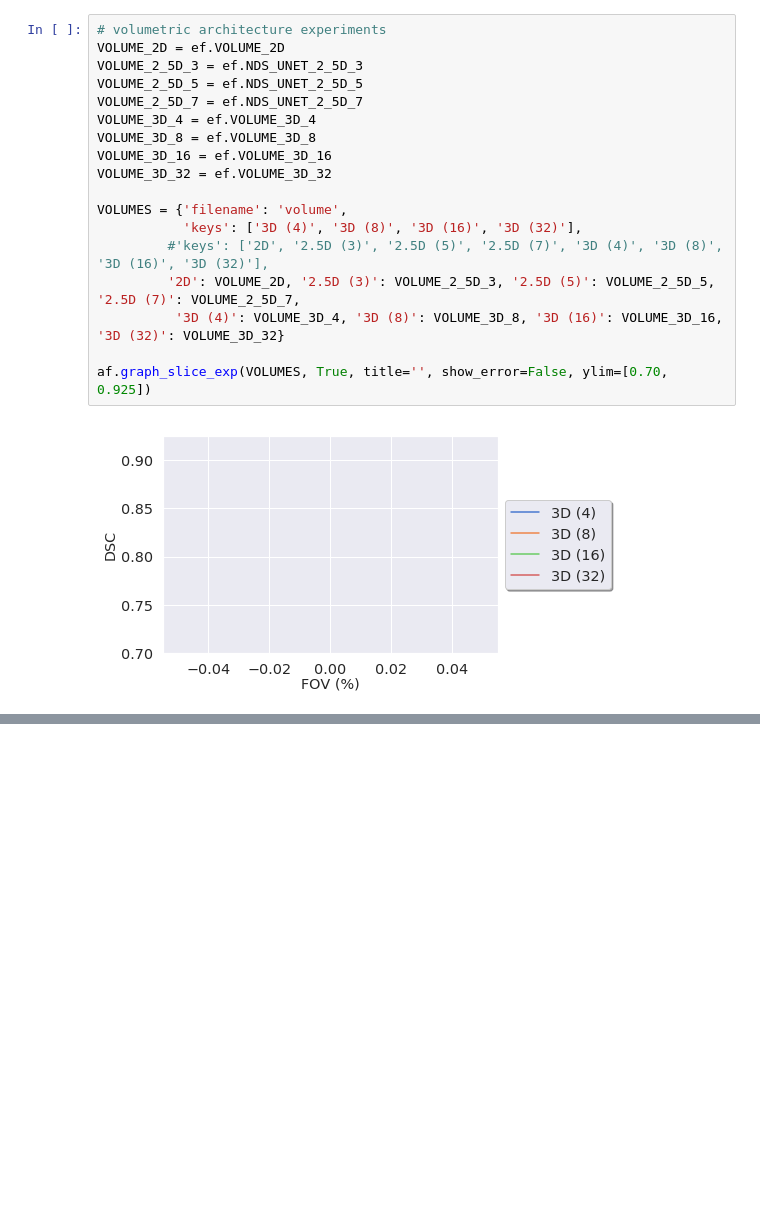
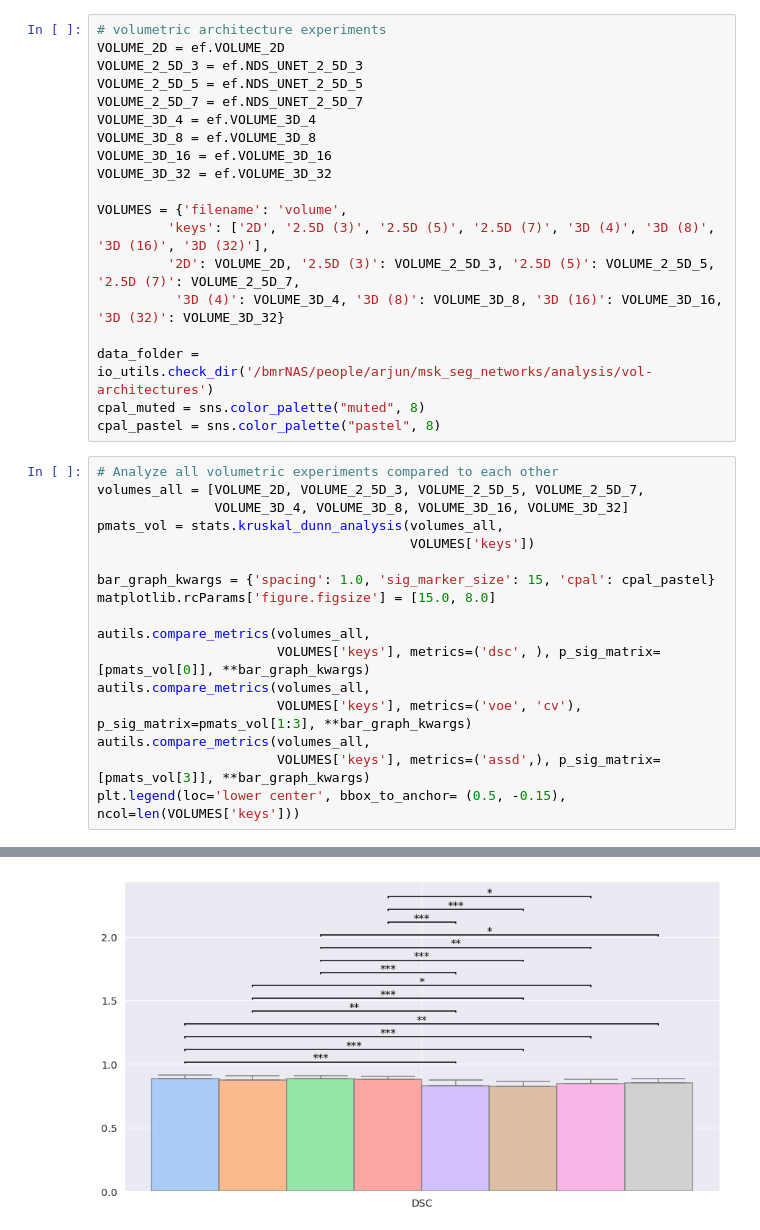
Before and after one commit to ad12/MedSegPy, a Jupyter notebook: analysis/vol_analysis.ipynb, the cells around one changed output, grey strips where cells are left out. Saved outputs shown, nothing was run; the diff lists cells and outputs as text; blank space fills up the shorter version.

```diff
--- a/analysis/vol_analysis.ipynb
+++ b/analysis/vol_analysis.ipynb
@@ -39,11 +42,28 @@ VOLUME_3D_16 = ef.VOLUME_3D_16
 VOLUME_3D_32 = ef.VOLUME_3D_32
 
 VOLUMES = {'filename': 'volume',
-           'keys': ['3D (4)', '3D (8)', '3D (16)', '3D (32)'],
-         #'keys': ['2D', '2.5D (3)', '2.5D (5)', '2.5D (7)', '3D (4)', '3D (8)', '3D (16)', '3D (32)'],
+         'keys': ['2D', '2.5D (3)', '2.5D (5)', '2.5D (7)', '3D (4)', '3D (8)', '3D (16)', '3D (32)'],
          '2D': VOLUME_2D, '2.5D (3)': VOLUME_2_5D_3, '2.5D (5)': VOLUME_2_5D_5, '2.5D (7)': VOLUME_2_5D_7,
           '3D (4)': VOLUME_3D_4, '3D (8)': VOLUME_3D_8, '3D (16)': VOLUME_3D_16, '3D (32)': VOLUME_3D_32}
 
-af.graph_slice_exp(VOLUMES, True, title='', show_error=False, ylim=[0.70, 0.925])
+data_folder = io_utils.check_dir('/bmrNAS/people/arjun/msk_seg_networks/analysis/vol-architectures')
+cpal_muted = sns.color_palette("muted", 8)
+cpal_pastel = sns.color_palette("pastel", 8)
-# %% [output]
-[figure, removed]
+# %%
+# Analyze all volumetric experiments compared to each other
+volumes_all = [VOLUME_2D, VOLUME_2_5D_3, VOLUME_2_5D_5, VOLUME_2_5D_7,
+               VOLUME_3D_4, VOLUME_3D_8, VOLUME_3D_16, VOLUME_3D_32]
+pmats_vol = stats.kruskal_dunn_analysis(volumes_all,
+                                        VOLUMES['keys'])
+
+bar_graph_kwargs = {'spacing': 1.0, 'sig_marker_size': 15, 'cpal': cpal_pastel}
+matplotlib.rcParams['figure.figsize'] = [15.0, 8.0]
+
+autils.compare_metrics(volumes_all,
+                       VOLUMES['keys'], metrics=('dsc', ), p_sig_matrix=[pmats_vol[0]], **bar_graph_kwargs)
+autils.compare_metrics(volumes_all,
+                       VOLUMES['keys'], metrics=('voe', 'cv'), p_sig_matrix=pmats_vol[1:3], **bar_graph_kwargs)
+autils.compare_metrics(volumes_all,
+                       VOLUMES['keys'], metrics=('assd',), p_sig_matrix=[pmats_vol[3]], **bar_graph_kwargs)
+plt.legend(loc='lower center', bbox_to_anchor= (0.5, -0.15), ncol=len(VOLUMES['keys']))
+# %% [output]
@@ -49,0 +111 @@ af.graph_slice_exp(VOLUMES, True, title='', show_error=False, ylim=[0.70, 0.925]
+[figure, added]
```
Also changed, not shown: parts of 5 cells of this notebook, 3 other files.
